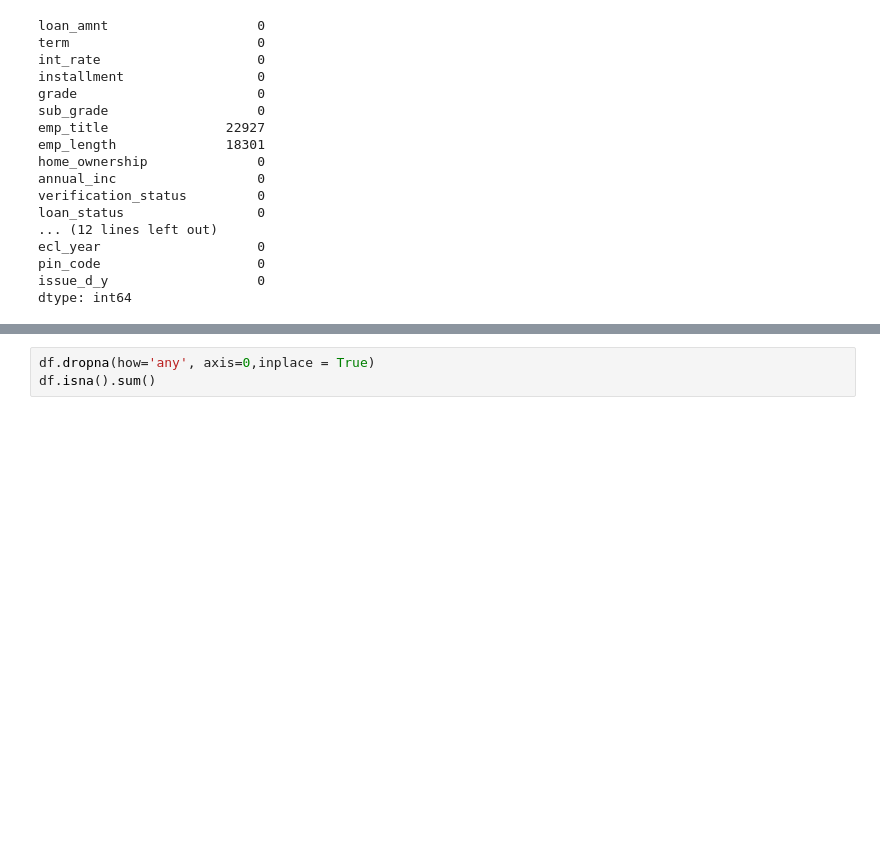
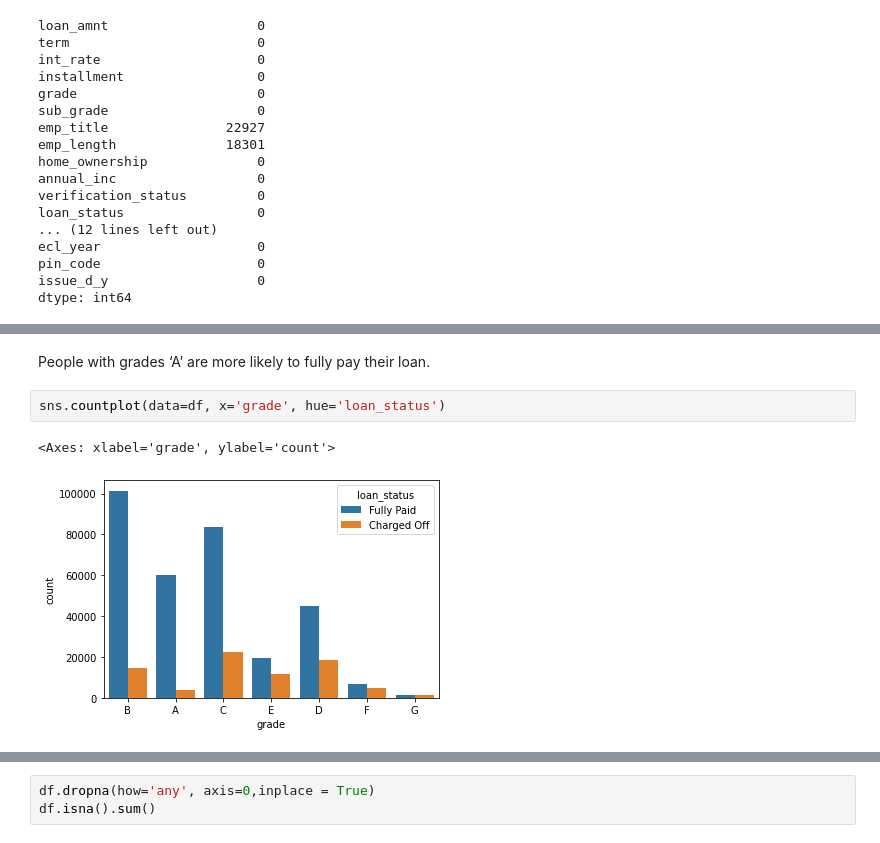
Before and after one commit to atomikkus/logistic_regression_loan, a Jupyter notebook: loan_tap.ipynb, the cells around one changed output, grey strips where cells are left out. Saved outputs shown, nothing was run; the diff lists cells and outputs as text; blank space fills up the shorter version.

```diff
--- a/loan_tap.ipynb
+++ b/loan_tap.ipynb
@@ -149,0 +170,7 @@ dtype: int64
+# %% [markdown]
+People with grades ‘A’ are more likely to fully pay their loan.
+# %%
+sns.countplot(data=df, x='grade', hue='loan_status')
+# %% [output]
+<Axes: xlabel='grade', ylabel='count'>
+[figure, added]
```
Also changed, not shown: parts of 55 cells of this notebook.
